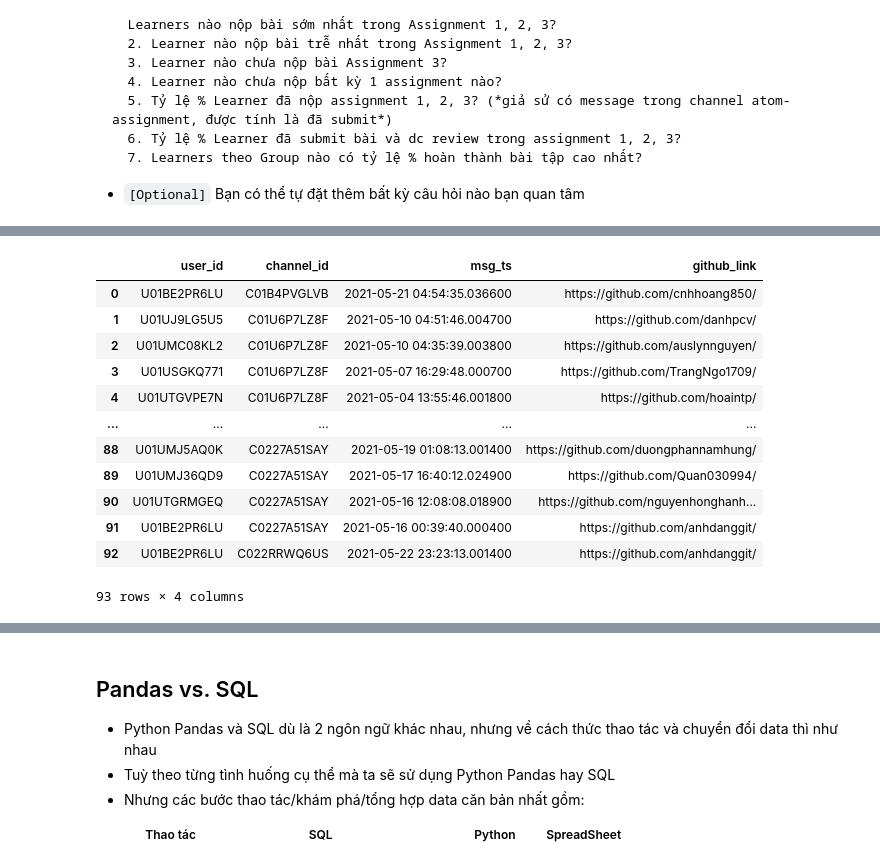
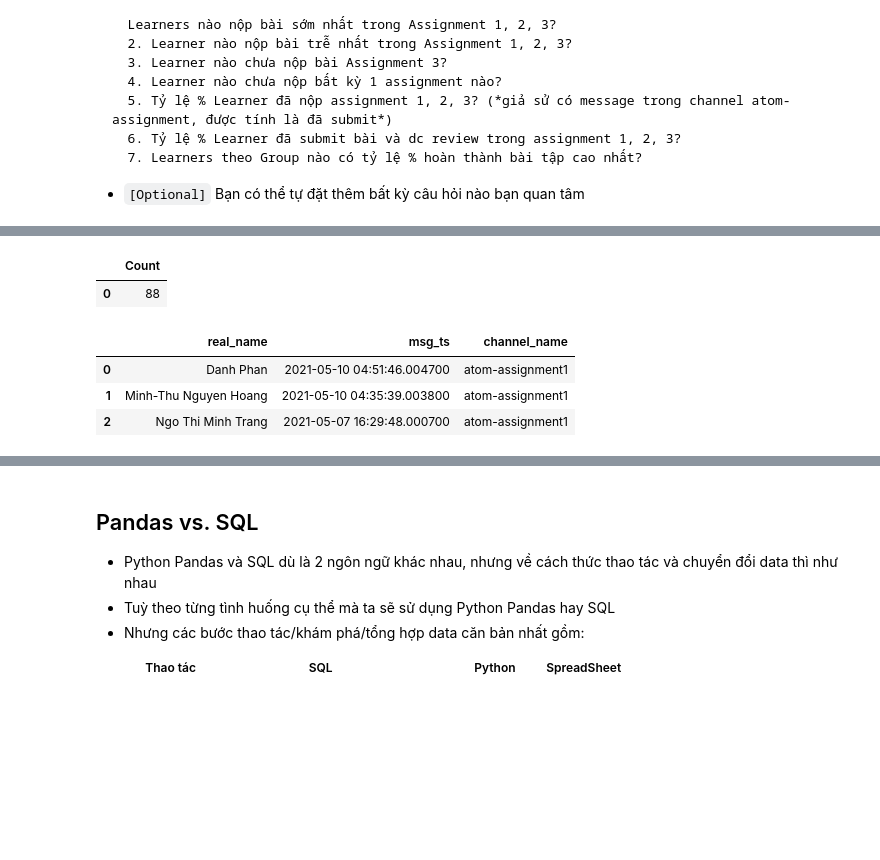
Before and after one commit to Ha-Huynh-Anh/atom-assignments, a Jupyter notebook: assignment_4/home_assignment_4.ipynb, the cells around one changed output, grey strips where cells are left out. Cells and saved outputs as stored; diff of their text form; code cells hidden in the pictures; blank space fills up the shorter version.

```diff
--- a/assignment_4/home_assignment_4.ipynb
+++ b/assignment_4/home_assignment_4.ipynb
@@ -778,28 +924,36 @@ msg_df.head(3)
 # %%
 SQL_2 = '''
- WITH Q2 AS (
- SELECT
-    user_id,
-    channel_id,
+CREATE TABLE Q2_fast AS
+  SELECT
+    t2.real_name,
     t1.msg_ts,
-    github_link
+    t3.channel_name
   FROM msg_df AS t1
-  WHERE github_link IS NOT NULL
-   )
-  SELECT
+  JOIN user_df AS t2
+  ON t1.user_id = t2.user_id
+  JOIN channel_df AS t3
+  ON t1.channel_id = t3.channel_id
+  WHERE (t3.channel_name LIKE 'atom-assignment%') AND (github_link IS NOT NULL) AND t1.user_id != 'U01BE2PR6LU'
+
 '''
 con.execute(SQL_2).fetch_df()
 # %% [output]
-|  | user_id | channel_id | msg_ts | github_link |
-| 0 | U01BE2PR6LU | C01B4PVGLVB | 2021-05-21 04:54:35.036600 | https://github.com/cnhhoang850/ |
-| 1 | U01UJ9LG5U5 | C01U6P7LZ8F | 2021-05-10 04:51:46.004700 | https://github.com/danhpcv/ |
-| 2 | U01UMC08KL2 | C01U6P7LZ8F | 2021-05-10 04:35:39.003800 | https://github.com/auslynnguyen/ |
-| 3 | U01USGKQ771 | C01U6P7LZ8F | 2021-05-07 16:29:48.000700 | https://github.com/TrangNgo1709/ |
-| 4 | U01UTGVPE7N | C01U6P7LZ8F | 2021-05-04 13:55:46.001800 | https://github.com/hoaintp/ |
-| ... | ... | ... | ... | ... |
-| 88 | U01UMJ5AQ0K | C0227A51SAY | 2021-05-19 01:08:13.001400 | https://github.com/duongphannamhung/ |
-| 89 | U01UMJ36QD9 | C0227A51SAY | 2021-05-17 16:40:12.024900 | https://github.com/Quan030994/ |
-| 90 | U01UTGRMGEQ | C0227A51SAY | 2021-05-16 12:08:08.018900 | https://github.com/nguyenhonghanh... |
-| 91 | U01BE2PR6LU | C0227A51SAY | 2021-05-16 00:39:40.000400 | https://github.com/anhdanggit/ |
-| 92 | U01BE2PR6LU | C022RRWQ6US | 2021-05-22 23:23:13.001400 | https://github.com/anhdanggit/ |
+|  | Count |
+| 0 | 88 |
-93 rows × 4 columns
+# %%
+## Nguoi nop bai som nhat 'atom-assignment1'
+con.execute('''
+    SELECT
+    real_name,
+    msg_ts,
+    channel_name
+    FROM Q2_fast
+    WHERE channel_name == 'atom-assignment1'
+    ORDER BY msg_ts DESC
+    LIMIT 3
+        ''').fetch_df()
+# %% [output]
+|  | real_name | msg_ts | channel_name |
+| 0 | Danh Phan | 2021-05-10 04:51:46.004700 | atom-assignment1 |
+| 1 | Minh-Thu Nguyen Hoang | 2021-05-10 04:35:39.003800 | atom-assignment1 |
+| 2 | Ngo Thi Minh Trang | 2021-05-07 16:29:48.000700 | atom-assignment1 |
```
Also changed, not shown: parts of 21 cells of this notebook.
